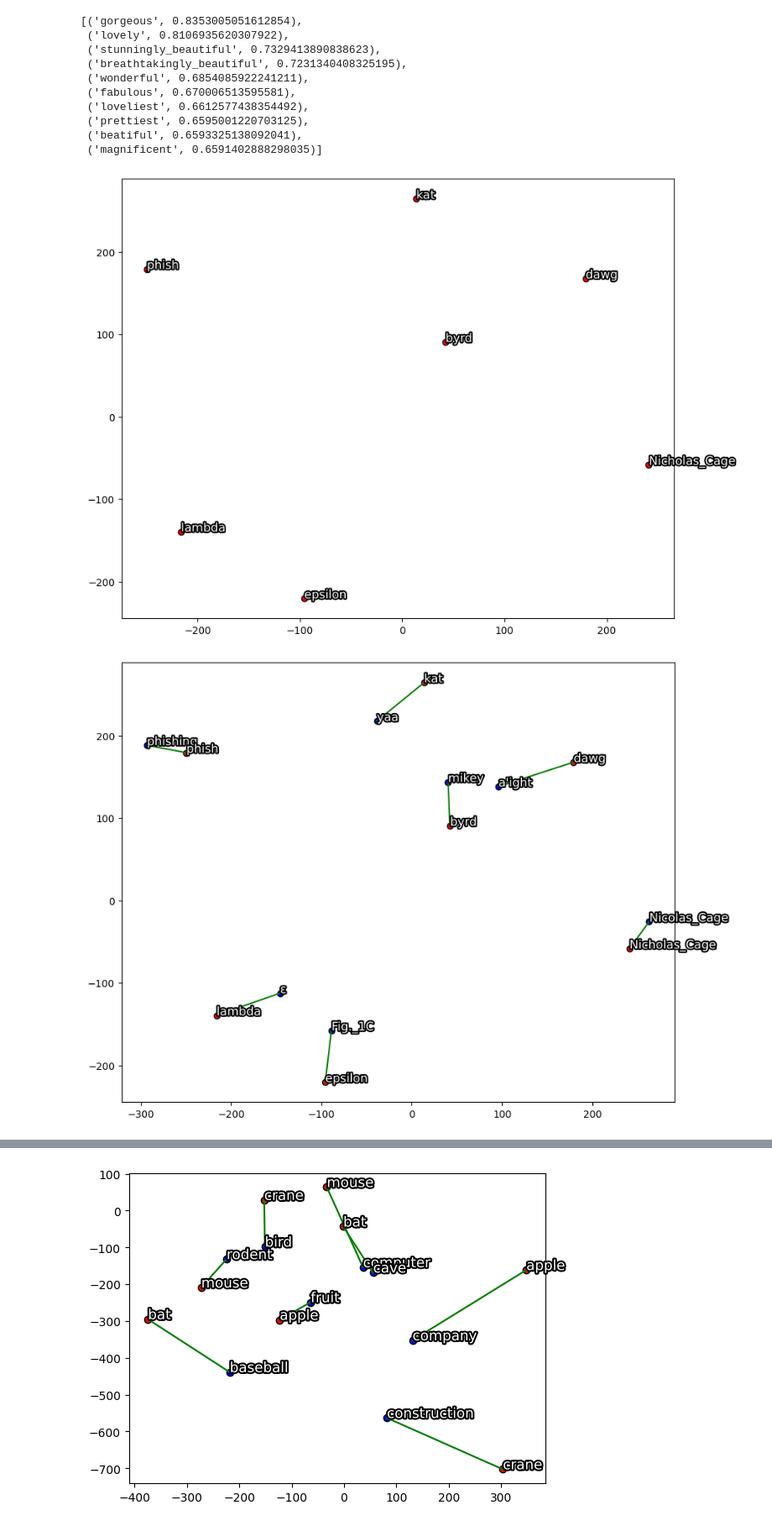
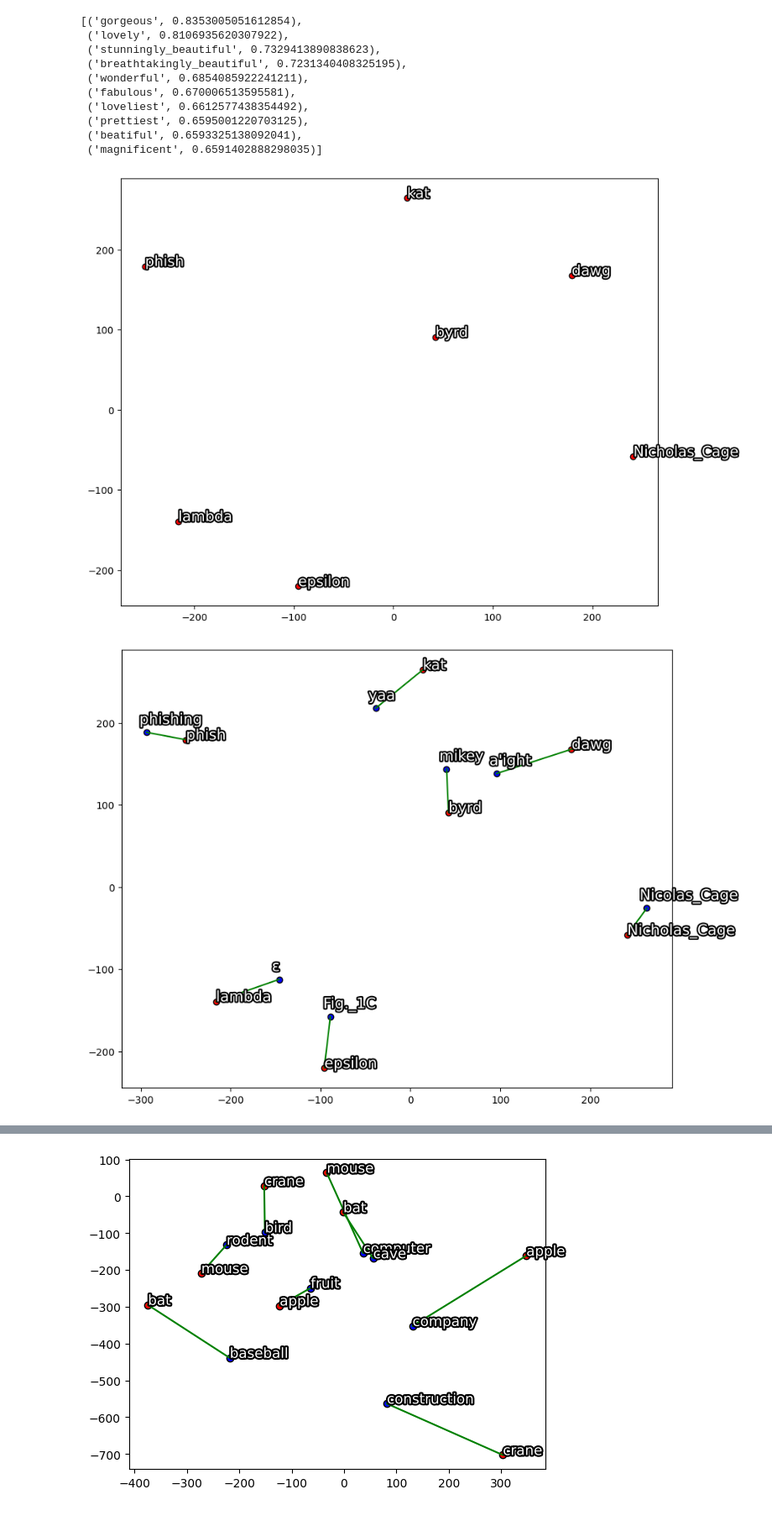
Before and after one commit to lettucegoblin/Machine-Learning-Illustrated-Examples, a Jupyter notebook: Exploring higher dimensional visualization.ipynb, the cells around one changed output, grey strips where cells are left out. Shown at 84% size. Saved outputs shown, nothing was run; the diff lists cells and outputs as text; code cells hidden in the pictures.

```diff
--- a/Exploring higher dimensional visualization.ipynb
+++ b/Exploring higher dimensional visualization.ipynb
@@ -119,35 +119,35 @@ def plot_vec_similiar(word_vectors, words, similiar_words_vectors, similiar_word
   # Plotting the words in 2D space
   if display_plot:
     plt.figure(figsize=(10, 8))
   plt.scatter(word_vectors_2d[:, 0], word_vectors_2d[:, 1], edgecolors='k', c='r')
   #plt.scatter(similiar_words_vectors_2d[:, 0], similiar_words_vectors_2d[:, 1], edgecolors='k', c='b')
   plt.scatter(display_similiar_words_vectors_2d[:, 0], display_similiar_words_vectors_2d[:, 1], edgecolors='k', c='b')
   for i, word in enumerate(words):
     word_x, word_y = word_vectors_2d[i]
     for j in range(min(similar_words_count, display_similar_count)):
         similar_word_index = i * similar_words_count + j
         similar_word_x, similar_word_y = similiar_words_vectors_2d[similar_word_index]
         plt.plot([word_x, similar_word_x], [word_y, similar_word_y], 'g-')
 
 
   for i, word in enumerate(words):
     for j in range(min(similar_words_count, display_similar_count)):
         similar_word_index = i * similar_words_count + j
         similar_word_x, similar_word_y = similiar_words_vectors_2d[similar_word_index]
-        plt.text(similar_word_x + 0.05, similar_word_y + 0.05, similiar_words[similar_word_index], fontsize=12, color='white',
+        plt.text(similar_word_x - 8.05, similar_word_y + 10.05, similiar_words[similar_word_index], fontsize=15, color='white',
                  path_effects=[PathEffects.withStroke(linewidth=3, foreground='black')])
   for word, (x, y) in zip(words, word_vectors_2d):
-    plt.text(x + 0.05, y + 0.05, word, fontsize=12, color='white',
+    plt.text(x + 0.05, y + 0.05, word, fontsize=15, color='white',
              path_effects=[PathEffects.withStroke(linewidth=3, foreground='black')])
 
   if display_plot:
     plt.show()
 
 words_to_visualize = ['dawg', 'kat', 'byrd', 'phish', 'Nicholas_Cage', 'lambda', 'epsilon']
 plot_words_similiar(words_to_visualize, 2,0)
 plot_words_similiar(words_to_visualize, 2,1)
-#plot_words_similiar(words_to_visualize, 2, 2)
+plot_words_similiar(words_to_visualize, 2, 2)
 #plot_words_similiar(words_to_visualize, 3, 3)
 # %% [output]
-[figure, old version]
+[figure, new version]
-[figure, old version]
+[figure, new version]
```
Also changed, not shown: parts of 3 cells of this notebook.
